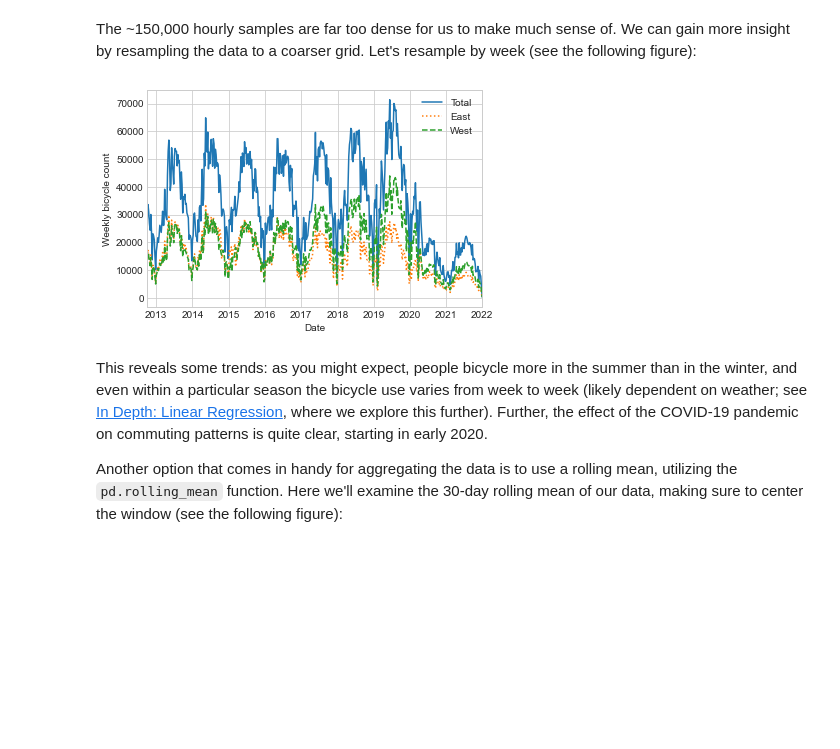
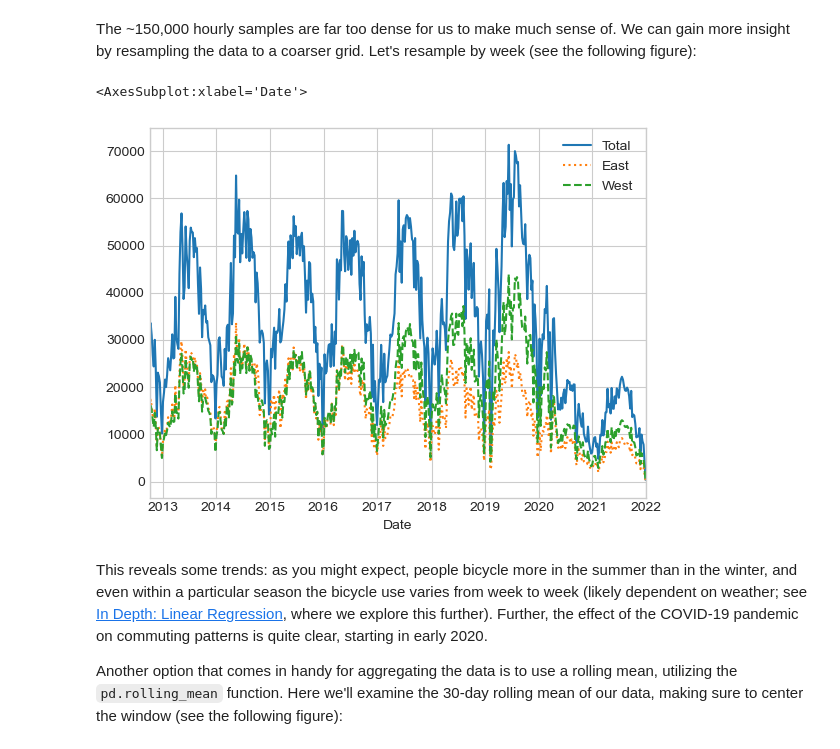
Before and after one commit to StasyChernyshov/Python-Data-Science-HandBook, a Jupyter notebook: 03_11_Working_with_Time_Series.ipynb, the cells around one changed output. Saved outputs shown, nothing was run; the diff lists cells and outputs as text; code cells hidden in the pictures; blank space fills up the shorter version.

```diff
--- a/03_11_Working_with_Time_Series.ipynb
+++ b/03_11_Working_with_Time_Series.ipynb
@@ -521,10 +542,10 @@ We can gain more insight by resampling the data to a coarser grid.
 Let's resample by week (see the following figure):
 # %%
 weekly = data.resample('W').sum()
-weekly.plot(style=['-', ':', '--'])
-plt.ylabel('Weekly bicycle count');
+weekly.plot(style=['-',':','--'])
 # %% [output]
+<AxesSubplot:xlabel='Date'>
-[figure, old version]
+[figure, new version]
 # %% [markdown]
 This reveals some trends: as you might expect, people bicycle more in the summer than in the winter, and even within a particular season the bicycle use varies from week to week (likely dependent on weather; see [In Depth: Linear Regression](05.06-Linear-Regression.ipynb), where we explore this further). Further, the effect of the COVID-19 pandemic on commuting patterns is quite clear, starting in early 2020.
 
```
Also changed, not shown: parts of 11 cells of this notebook, 2 other files.
